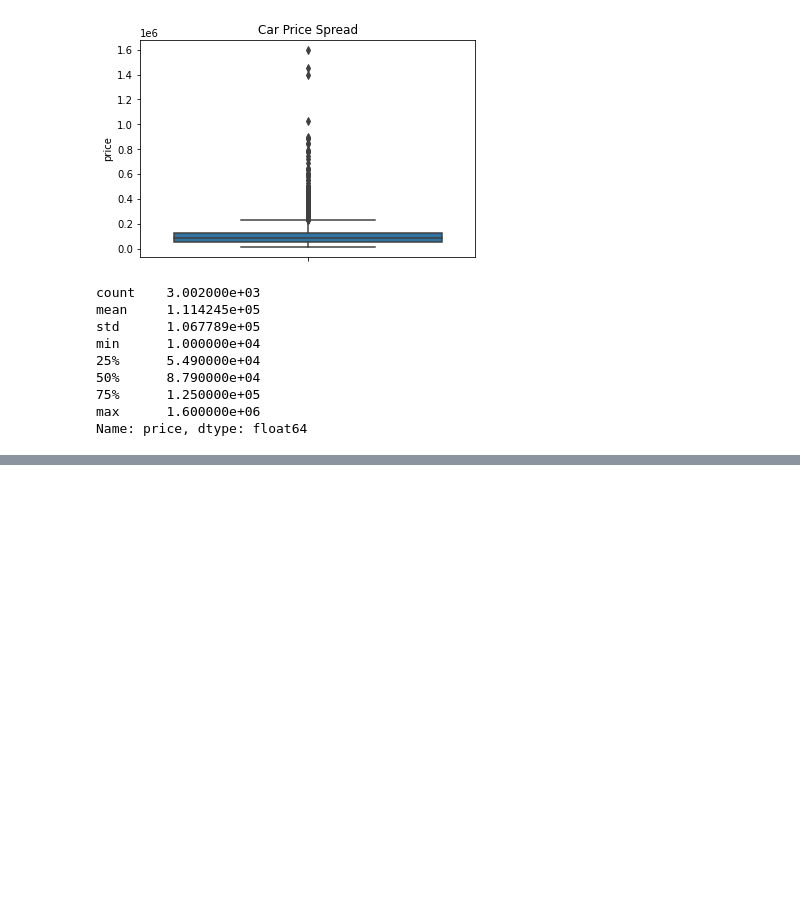
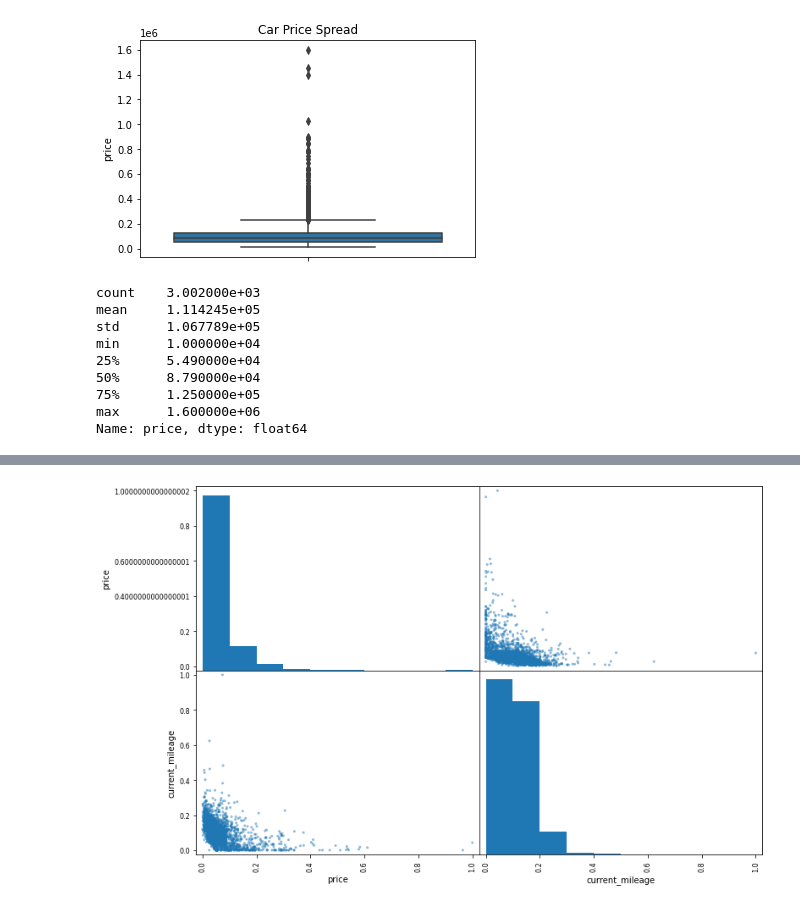
Before and after one commit to OrenAviya/project-semester-a, a Jupyter notebook: splitTrainTest+scaling.ipynb, the cells around one changed output, grey strips where cells are left out. Saved outputs shown, nothing was run; the diff lists cells and outputs as text; code cells hidden in the pictures; blank space fills up the shorter version.

```diff
--- a/splitTrainTest+scaling.ipynb
+++ b/splitTrainTest+scaling.ipynb
@@ -217,0 +298,6 @@ heatmap (10 , 10 , cars)
+# %%
+attribute = ["price" ,"current_mileage"]
+scatter_matrix(demo_cars[attribute] , figsize = (12,8) )
+plt.show()
+# %% [output]
+[figure, added]
```
Also changed, not shown: parts of 32 cells of this notebook.
